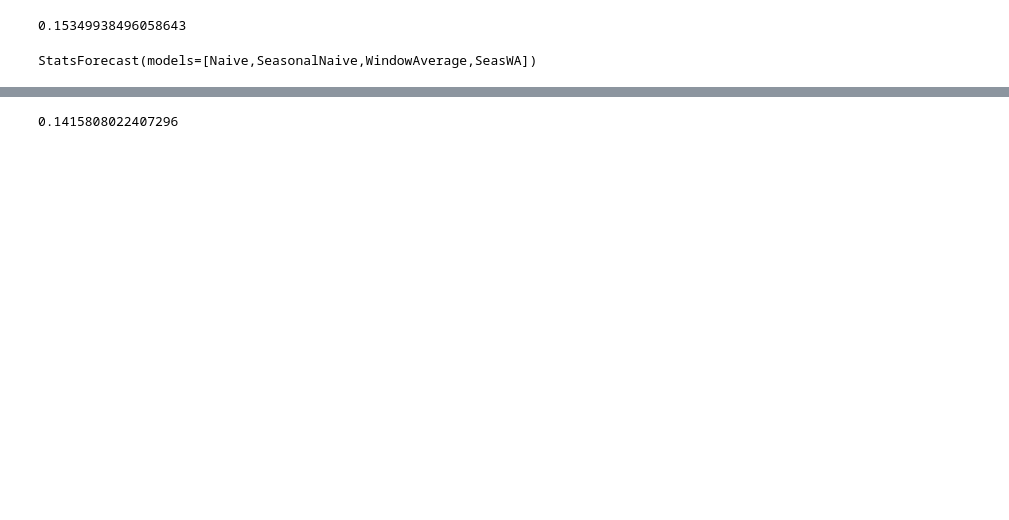
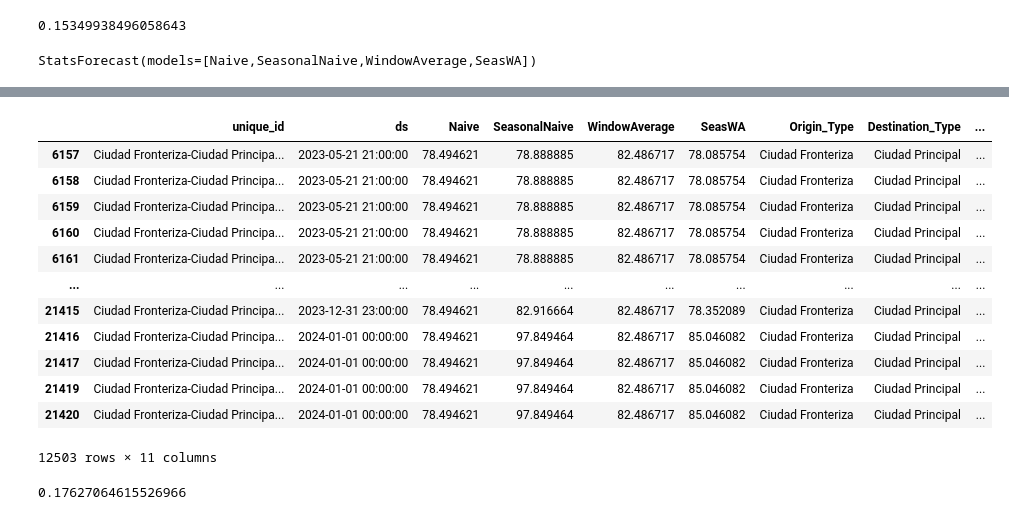
Before and after one commit to aslikr42069/Datathon, a Jupyter notebook: Prophet.ipynb, the cells around one changed output, grey strips where cells are left out. Saved outputs shown, nothing was run; the diff lists cells and outputs as text; code cells hidden in the pictures; blank space fills up the shorter version.

```diff
--- a/Prophet.ipynb
+++ b/Prophet.ipynb
@@ -187,8 +364,25 @@ p_naive['y'].isnull().sum()
 # %%
 p2 = p_naive[~p_naive['Naive'].isnull()]
+p2 = p2[~p2['y'].isnull()]
+# %%
+p2
+# %% [output]
+|  | unique_id | ds | Naive | SeasonalNaive | WindowAverage | SeasWA | Origin_Type | Destination_Type | ... |
+| 6157 | Ciudad Fronteriza-Ciudad Principa... | 2023-05-21 21:00:00 | 78.494621 | 78.888885 | 82.486717 | 78.085754 | Ciudad Fronteriza | Ciudad Principal | ... |
+| 6158 | Ciudad Fronteriza-Ciudad Principa... | 2023-05-21 21:00:00 | 78.494621 | 78.888885 | 82.486717 | 78.085754 | Ciudad Fronteriza | Ciudad Principal | ... |
+| 6159 | Ciudad Fronteriza-Ciudad Principa... | 2023-05-21 21:00:00 | 78.494621 | 78.888885 | 82.486717 | 78.085754 | Ciudad Fronteriza | Ciudad Principal | ... |
+| 6160 | Ciudad Fronteriza-Ciudad Principa... | 2023-05-21 21:00:00 | 78.494621 | 78.888885 | 82.486717 | 78.085754 | Ciudad Fronteriza | Ciudad Principal | ... |
+| 6161 | Ciudad Fronteriza-Ciudad Principa... | 2023-05-21 21:00:00 | 78.494621 | 78.888885 | 82.486717 | 78.085754 | Ciudad Fronteriza | Ciudad Principal | ... |
+| ... | ... | ... | ... | ... | ... | ... | ... | ... | ... |
+| 21415 | Ciudad Fronteriza-Ciudad Principa... | 2023-12-31 23:00:00 | 78.494621 | 82.916664 | 82.486717 | 78.352089 | Ciudad Fronteriza | Ciudad Principal | ... |
+| 21416 | Ciudad Fronteriza-Ciudad Principa... | 2024-01-01 00:00:00 | 78.494621 | 97.849464 | 82.486717 | 85.046082 | Ciudad Fronteriza | Ciudad Principal | ... |
+| 21417 | Ciudad Fronteriza-Ciudad Principa... | 2024-01-01 00:00:00 | 78.494621 | 97.849464 | 82.486717 | 85.046082 | Ciudad Fronteriza | Ciudad Principal | ... |
+| 21419 | Ciudad Fronteriza-Ciudad Principa... | 2024-01-01 00:00:00 | 78.494621 | 97.849464 | 82.486717 | 85.046082 | Ciudad Fronteriza | Ciudad Principal | ... |
+| 21420 | Ciudad Fronteriza-Ciudad Principa... | 2024-01-01 00:00:00 | 78.494621 | 97.849464 | 82.486717 | 85.046082 | Ciudad Fronteriza | Ciudad Principal | ... |
+12503 rows × 11 columns
 # %%
-wmape(p2['y'], p2['Naive'])
+wmape(p2['y'], p2['SeasonalNaive'])
 # %% [output]
-0.1415808022407296
+0.17627064615526966
 # %%
 p = p2
```
Also changed, not shown: parts of 24 cells of this notebook.
